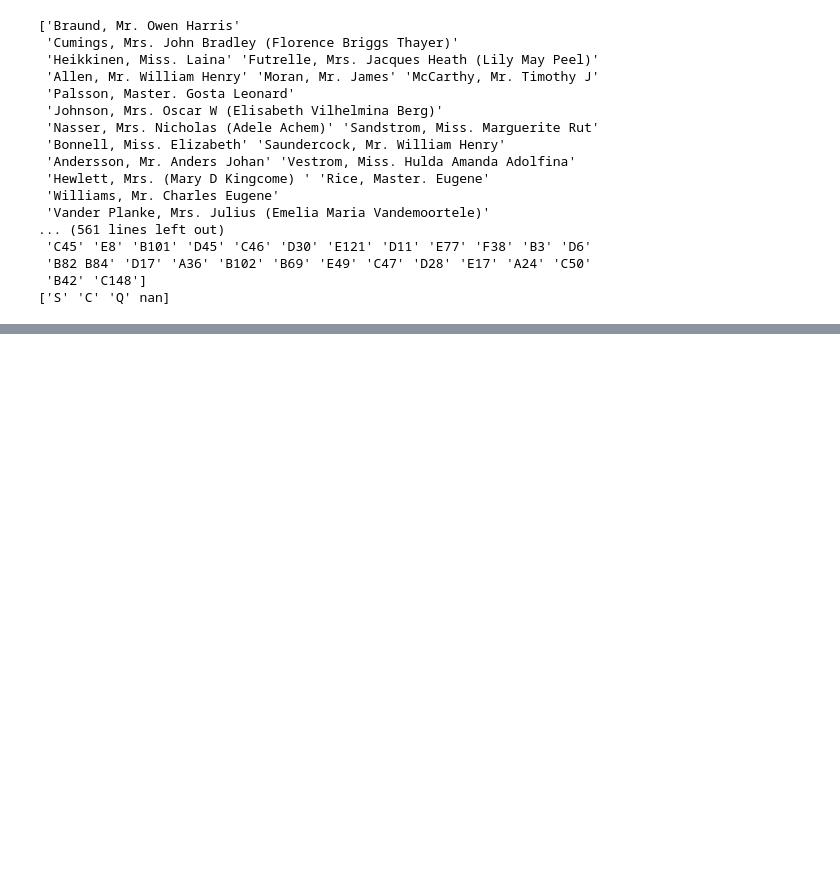
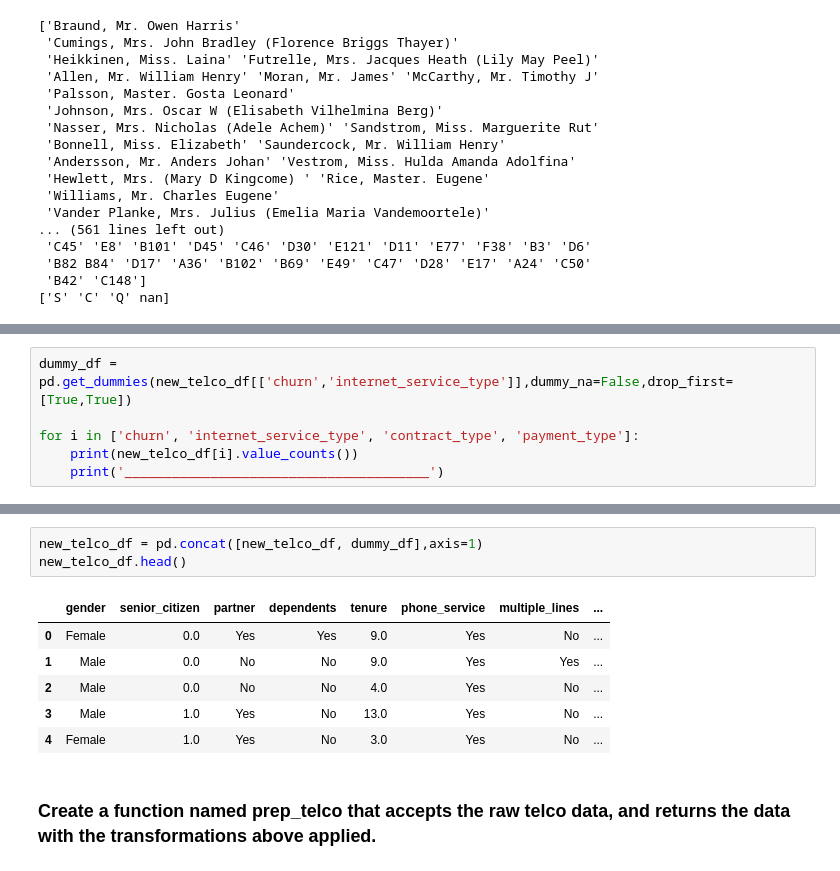
Before and after one commit to Olivert75/classification-exercises, a Jupyter notebook: classification_exercises.ipynb, the cells around one changed output, grey strips where cells are left out. Saved outputs shown, nothing was run; the diff lists cells and outputs as text; blank space fills up the shorter version.

```diff
--- a/classification_exercises.ipynb
+++ b/classification_exercises.ipynb
@@ -423,0 +572,6 @@ get_titanic_data().head()
+# %%
+dummy_df = pd.get_dummies(new_telco_df[['churn','internet_service_type']],dummy_na=False,drop_first=[True,True])
+
+for i in ['churn', 'internet_service_type', 'contract_type', 'payment_type']:
+    print(new_telco_df[i].value_counts())
+    print('_______________________________________')
@@ -423,0 +599,12 @@ get_titanic_data().head()
+# %%
+new_telco_df = pd.concat([new_telco_df, dummy_df],axis=1)
+new_telco_df.head()
+# %% [output]
+|  | gender | senior_citizen | partner | dependents | tenure | phone_service | multiple_lines | ... |
+| 0 | Female | 0.0 | Yes | Yes | 9.0 | Yes | No | ... |
+| 1 | Male | 0.0 | No | No | 9.0 | Yes | Yes | ... |
+| 2 | Male | 0.0 | No | No | 4.0 | Yes | No | ... |
+| 3 | Male | 1.0 | Yes | No | 13.0 | Yes | No | ... |
+| 4 | Female | 1.0 | Yes | No | 3.0 | Yes | No | ... |
+# %% [markdown]
+### Create a function named prep_telco that accepts the raw telco data, and returns the data with the transformations above applied.
```
Also changed, not shown: parts of 59 cells of this notebook.
